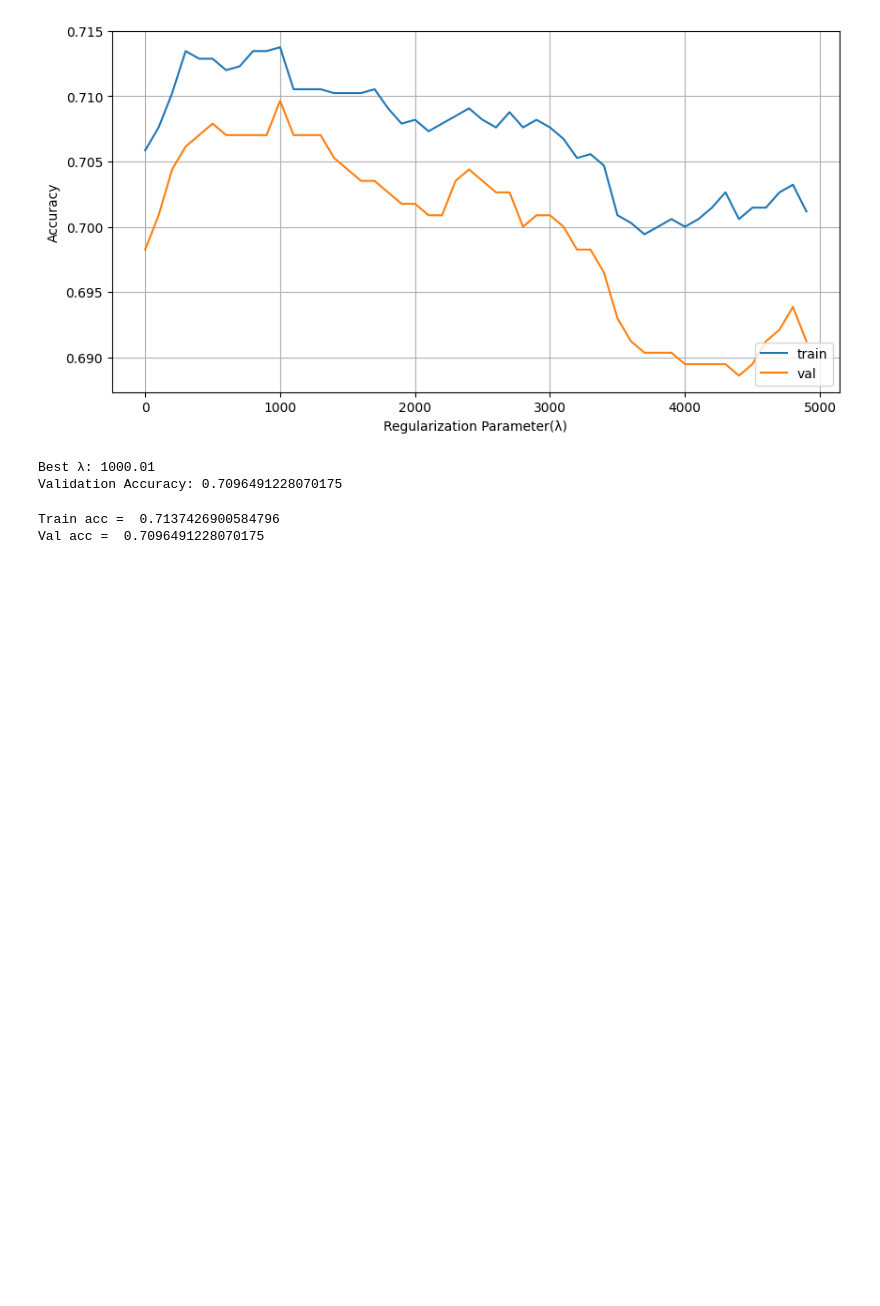
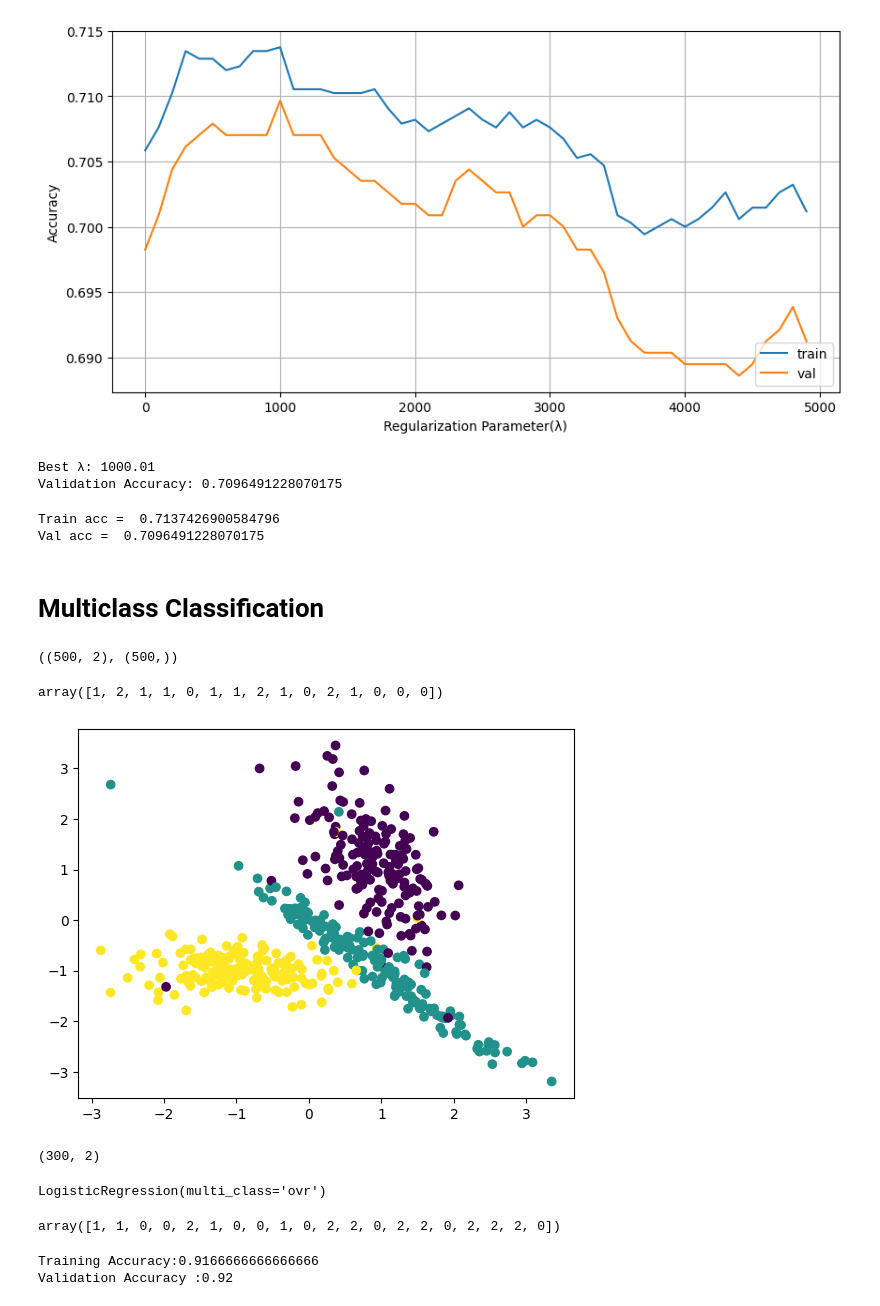
Before and after one commit to Himanshu-Kumar-123/Logistic-Regression, a Jupyter notebook: logistic_regression.ipynb, the cells around one changed output. Drawn from its saved outputs; the diff is of its cells as text; code cells hidden in the pictures; blank space fills up the shorter version.

```diff
--- a/logistic_regression.ipynb
+++ b/logistic_regression.ipynb
@@ -202,3 +202,52 @@ print("Val acc = ",model.score(X_val, y_val))
 # %% [output]
 Train acc =  0.7137426900584796
 Val acc =  0.7096491228070175
+# %% [markdown]
+# Multiclass Classification
+# %%
+# dataset creation with 3 classes
+from sklearn.datasets import make_classification
+
+X, y = make_classification(n_samples= 500,
+                           n_features= 2,
+                           n_classes = 3,
+                           n_redundant=0,
+                           n_clusters_per_class=1,
+                           random_state=1)
+# %%
+X.shape, y.shape
+# %% [output]
+((500, 2), (500,))
+# %%
+y[0:15]
+# %% [output]
+array([1, 2, 1, 1, 0, 1, 1, 2, 1, 0, 2, 1, 0, 0, 0])
+# %%
+plt.scatter(X[:, 0], X[:, 1], c = y)
+plt.show()
+# %% [output]
+[figure, added]
+# %%
+from sklearn.model_selection import train_test_split
+
+X_tr_cv, X_test, y_tr_cv, y_test = train_test_split(X, y, test_size=0.2, random_state=4)
+X_train, X_val, y_train, y_val = train_test_split(X_tr_cv, y_tr_cv, test_size=0.25,random_state=4)
+X_train.shape
+# %% [output]
+(300, 2)
+# %%
+model = LogisticRegression(multi_class='ovr')
+model.fit(X_train, y_train)
+# %% [output]
+LogisticRegression(multi_class='ovr')
+# %%
+y_pred = model.predict(X_val)
+y_pred[:20]
+# %% [output]
+array([1, 1, 0, 0, 2, 1, 0, 0, 1, 0, 2, 2, 0, 2, 2, 0, 2, 2, 2, 0])
+# %%
+print(f'Training Accuracy:{model.score(X_train,y_train)}')
+print(f'Validation Accuracy :{model.score(X_val,y_val)}')
+# %% [output]
+Training Accuracy:0.9166666666666666
+Validation Accuracy :0.92
```
Also changed, not shown: parts of 2 cells of this notebook.
